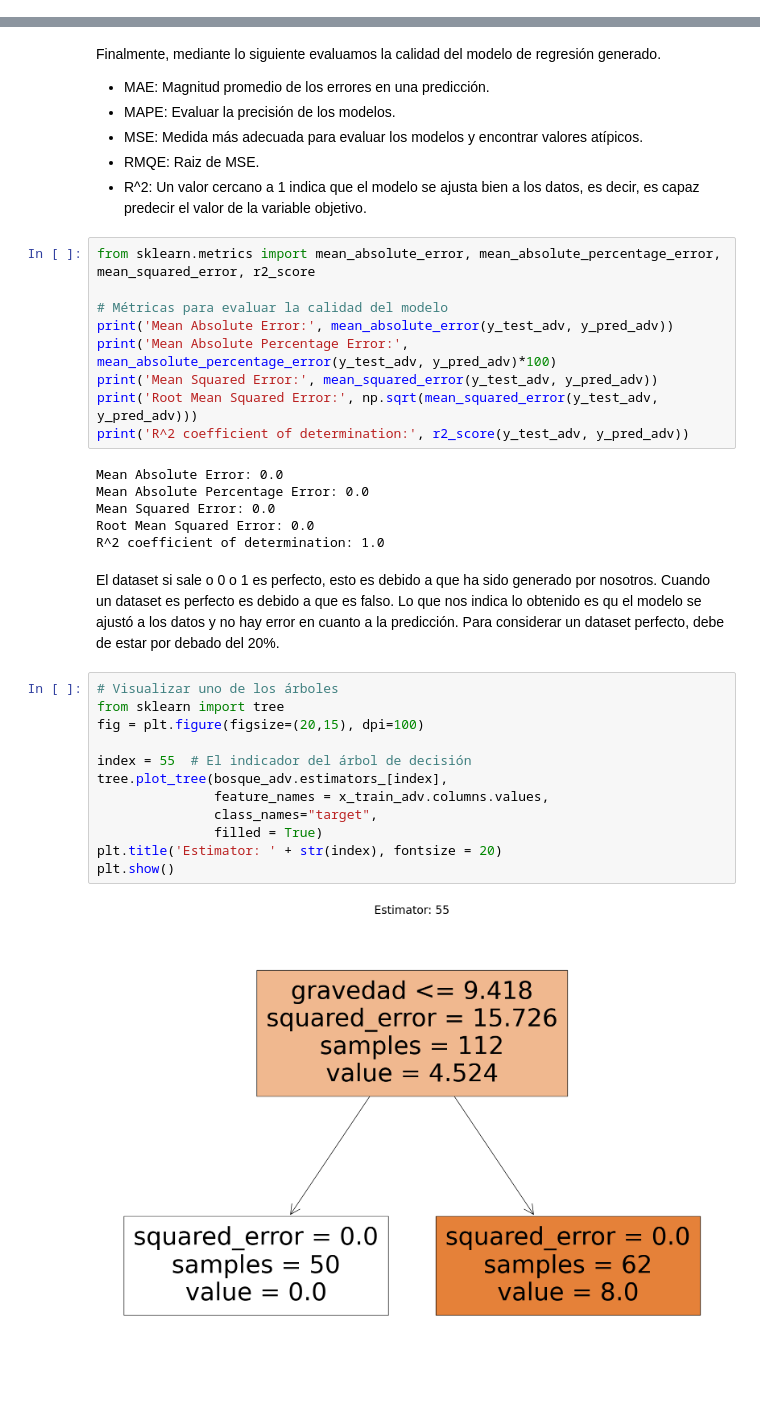
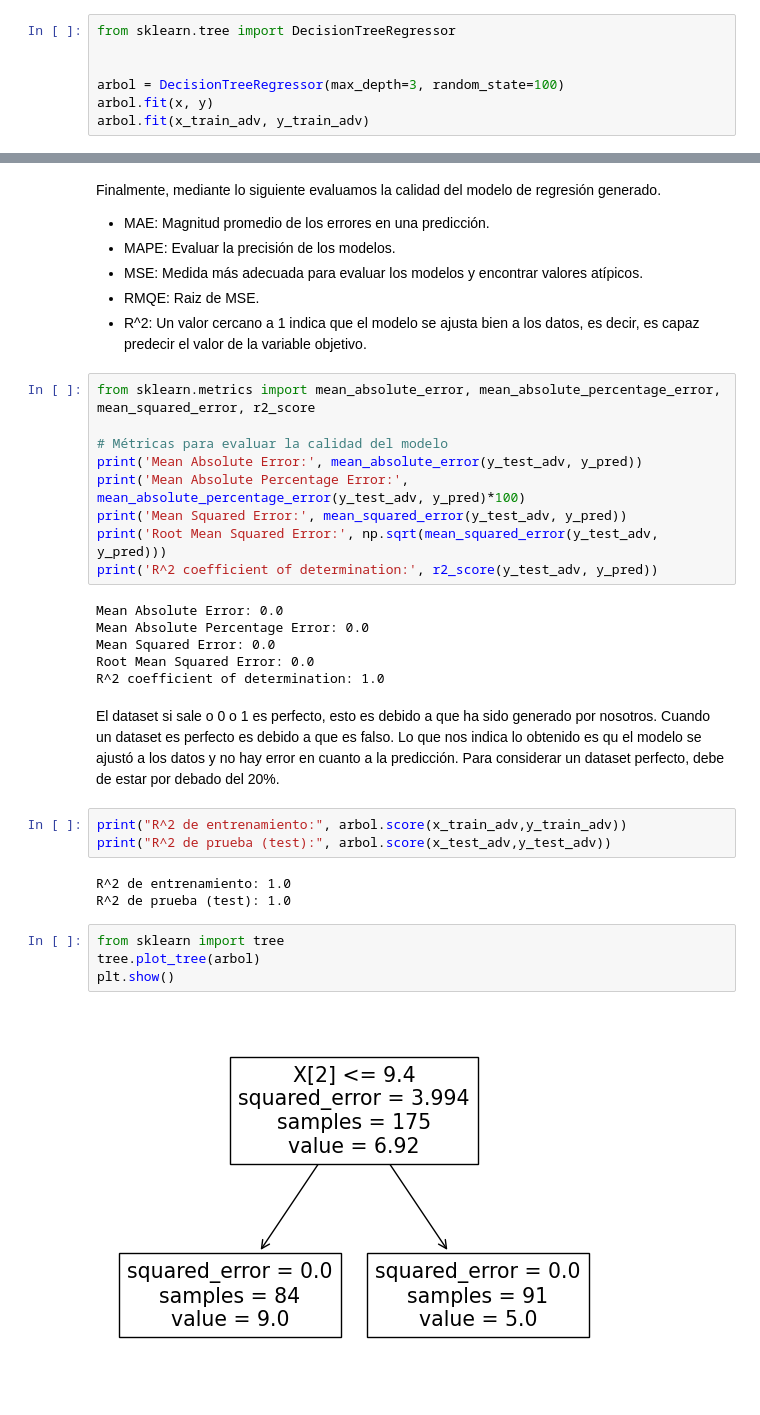
Before and after one commit to mgonzalz/perdidos_espacio, a Jupyter notebook: perdidos_espacio.ipynb, the cells around one changed output, grey strips where cells are left out. Drawn from its saved outputs; the diff is of its cells as text.

Commit message:
arbol

```diff
--- a/perdidos_espacio.ipynb
+++ b/perdidos_espacio.ipynb
@@ -346,0 +347,7 @@ x_train_adv, x_test_adv, y_train_adv, y_test_adv = train_test_split(x, y, test_s
+# %%
+from sklearn.tree import DecisionTreeRegressor
+
+
+arbol = DecisionTreeRegressor(max_depth=3, random_state=100)
+arbol.fit(x, y)
+arbol.fit(x_train_adv, y_train_adv)
@@ -366,11 +368,11 @@ Finalmente, mediante lo siguiente evaluamos la calidad del modelo de regresión
 from sklearn.metrics import mean_absolute_error, mean_absolute_percentage_error, mean_squared_error, r2_score
 
 # Métricas para evaluar la calidad del modelo
-print('Mean Absolute Error:', mean_absolute_error(y_test_adv, y_pred_adv))
-print('Mean Absolute Percentage Error:', mean_absolute_percentage_error(y_test_adv, y_pred_adv)*100)
-print('Mean Squared Error:', mean_squared_error(y_test_adv, y_pred_adv))
-print('Root Mean Squared Error:', np.sqrt(mean_squared_error(y_test_adv, y_pred_adv)))
-print('R^2 coefficient of determination:', r2_score(y_test_adv, y_pred_adv))
+print('Mean Absolute Error:', mean_absolute_error(y_test_adv, y_pred))
+print('Mean Absolute Percentage Error:', mean_absolute_percentage_error(y_test_adv, y_pred)*100)
+print('Mean Squared Error:', mean_squared_error(y_test_adv, y_pred))
+print('Root Mean Squared Error:', np.sqrt(mean_squared_error(y_test_adv, y_pred)))
+print('R^2 coefficient of determination:', r2_score(y_test_adv, y_pred))
 # %% [output]
 Mean Absolute Error: 0.0
 Mean Absolute Percentage Error: 0.0
@@ -379,17 +381,15 @@ Root Mean Squared Error: 0.0
 R^2 coefficient of determination: 1.0
 # %% [markdown]
 El dataset si sale o 0 o 1 es perfecto, esto es debido a que ha sido generado por nosotros. Cuando un dataset es perfecto es debido a que es falso. Lo que nos indica lo obtenido es qu el modelo se ajustó a los datos y no hay error en cuanto a la predicción. Para considerar un dataset perfecto, debe de estar por debado del 20%.
-# %%
-# Visualizar uno de los árboles
-from sklearn import tree
-fig = plt.figure(figsize=(20,15), dpi=100)
-
-index = 55  # El indicador del árbol de decisión
-tree.plot_tree(bosque_adv.estimators_[index],
-               feature_names = x_train_adv.columns.values,
-               class_names="target",
-               filled = True)
-plt.title('Estimator: ' + str(index), fontsize = 20)
-plt.show()
-# %% [output]
-[figure, removed]
+# %%
+print("R^2 de entrenamiento:", arbol.score(x_train_adv,y_train_adv))
+print("R^2 de prueba (test):", arbol.score(x_test_adv,y_test_adv))
+# %% [output]
+R^2 de entrenamiento: 1.0
+R^2 de prueba (test): 1.0
+# %%
+from sklearn import tree
+tree.plot_tree(arbol)
+plt.show()
+# %% [output]
+[figure, added]
```
Also changed, not shown: parts of 18 cells of this notebook, 1 other file.
